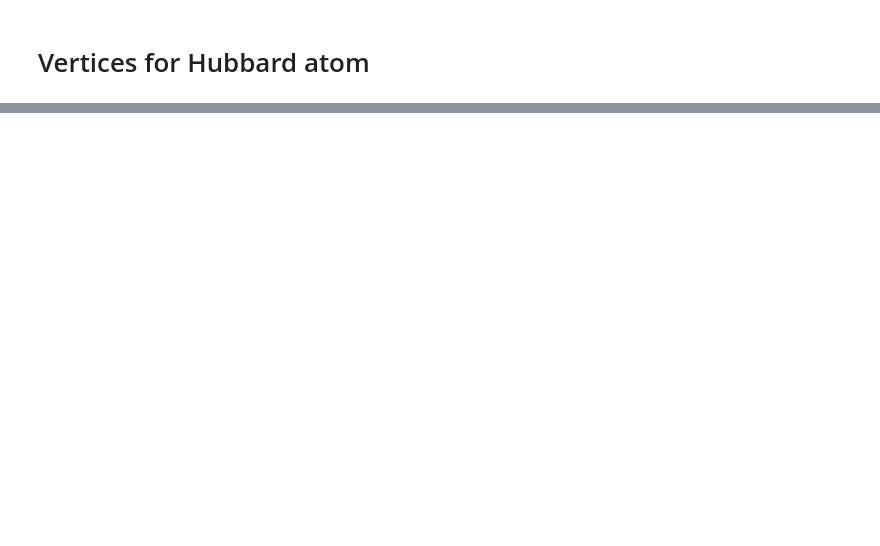
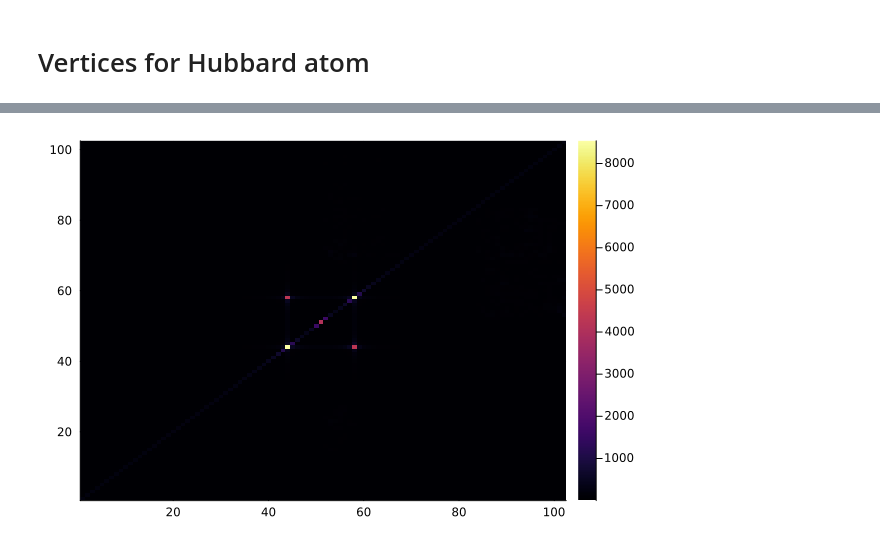
Before and after one commit to shinaoka/Quantics.jl, a Jupyter notebook: notebook/hubbard_atom3.ipynb, the cells around one changed output, grey strips where cells are left out. Drawn from its saved outputs; the diff is of its cells as text; code cells hidden in the pictures; blank space fills up the shorter version.

```diff
--- a/notebook/hubbard_atom3.ipynb
+++ b/notebook/hubbard_atom3.ipynb
@@ -86,2 +106,4 @@ vals = [TCI.evaluate(qtt, convert.(Int, q)) for q in qs]
 # %%
-heatmap(abs.(vals))
+heatmap((abs.(vals)))
+# %% [output]
+[figure, added]
```
Also changed, not shown: parts of 9 cells of this notebook, 11 other files.
